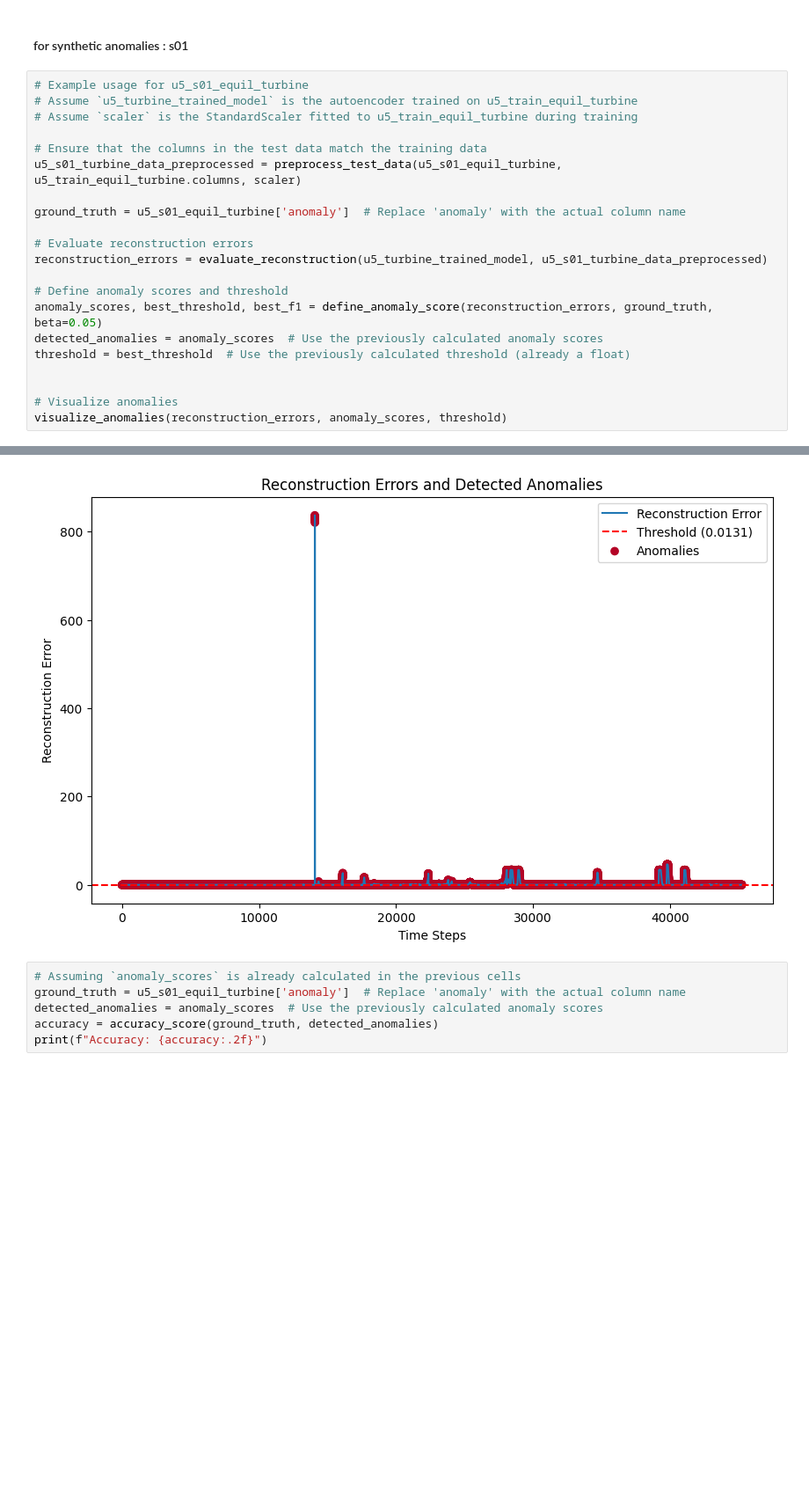
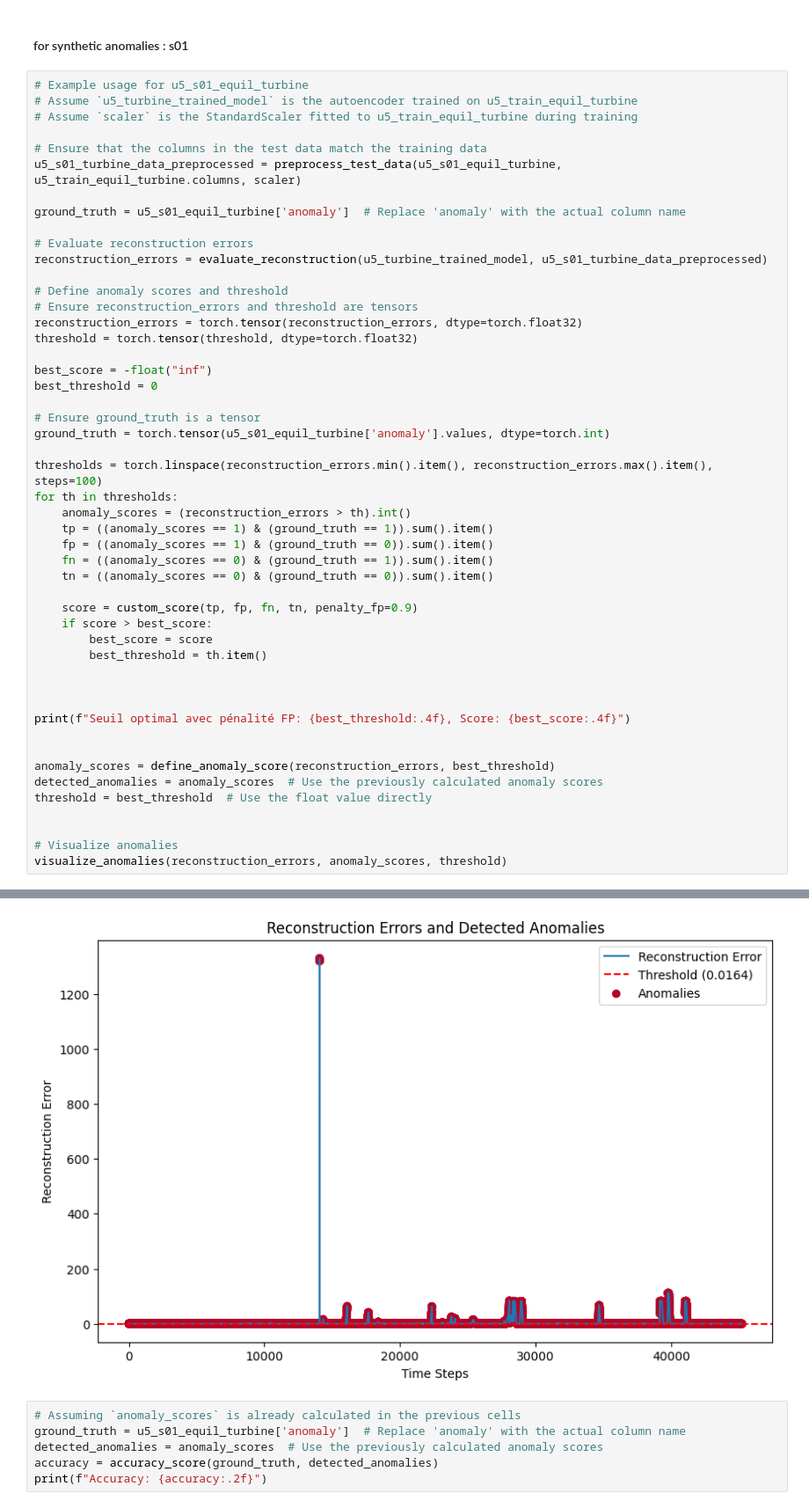
Before and after one commit to j0shcd/ml4pm-project, a Jupyter notebook: Hubert_Tries.ipynb, the cells around one changed output, grey strips where cells are left out. Shown: that part at 88% size. Saved outputs shown, nothing was run; the diff lists cells and outputs as text; blank space fills up the shorter version.

Commit message:
Add anomaly score tries

```diff
--- a/Hubert_Tries.ipynb
+++ b/Hubert_Tries.ipynb
@@ -358,9 +364,37 @@ ground_truth = u5_s01_equil_turbine['anomaly']  # Replace 'anomaly' with the act
 reconstruction_errors = evaluate_reconstruction(u5_turbine_trained_model, u5_s01_turbine_data_preprocessed)
 
 # Define anomaly scores and threshold
-anomaly_scores, best_threshold, best_f1 = define_anomaly_score(reconstruction_errors, ground_truth, beta=0.05)
+# Ensure reconstruction_errors and threshold are tensors
+reconstruction_errors = torch.tensor(reconstruction_errors, dtype=torch.float32)
+threshold = torch.tensor(threshold, dtype=torch.float32)
+
+best_score = -float("inf")
+best_threshold = 0
+
+# Ensure ground_truth is a tensor
+ground_truth = torch.tensor(u5_s01_equil_turbine['anomaly'].values, dtype=torch.int)
+
+thresholds = torch.linspace(reconstruction_errors.min().item(), reconstruction_errors.max().item(), steps=100)
+for th in thresholds:
+    anomaly_scores = (reconstruction_errors > th).int()
+    tp = ((anomaly_scores == 1) & (ground_truth == 1)).sum().item()
+    fp = ((anomaly_scores == 1) & (ground_truth == 0)).sum().item()
+    fn = ((anomaly_scores == 0) & (ground_truth == 1)).sum().item()
+    tn = ((anomaly_scores == 0) & (ground_truth == 0)).sum().item()
+
+    score = custom_score(tp, fp, fn, tn, penalty_fp=0.9)
+    if score > best_score:
+        best_score = score
+        best_threshold = th.item()
+
+
+
+print(f"Seuil optimal avec pénalité FP: {best_threshold:.4f}, Score: {best_score:.4f}")
+
+
+anomaly_scores = define_anomaly_score(reconstruction_errors, best_threshold)
 detected_anomalies = anomaly_scores  # Use the previously calculated anomaly scores
-threshold = best_threshold  # Use the previously calculated threshold (already a float)
+threshold = best_threshold  # Use the float value directly
 
 
 # Visualize anomalies
@@ -370,4 +404,4 @@ Best Threshold: 0.0131, Best Fβ-Score (β=0.05): 0.6627
-[figure, old version]
+[figure, new version]
 # %%
 # Assuming `anomaly_scores` is already calculated in the previous cells
 ground_truth = u5_s01_equil_turbine['anomaly']  # Replace 'anomaly' with the actual column name
```
Also changed, not shown: parts of 15 cells of this notebook.
